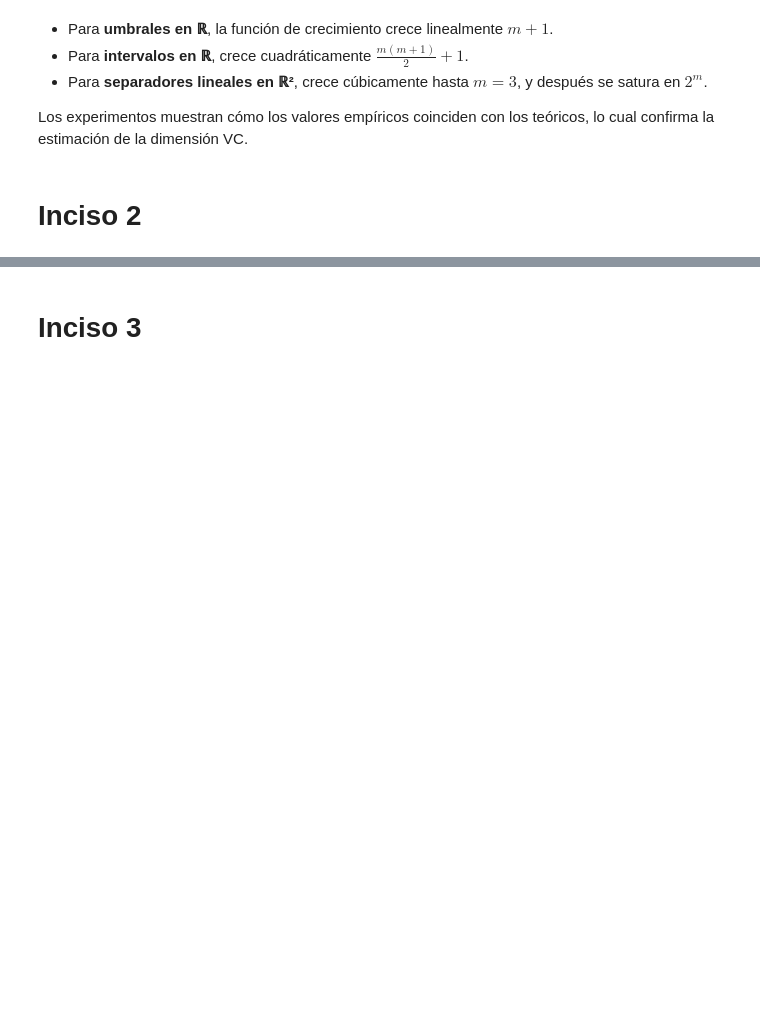
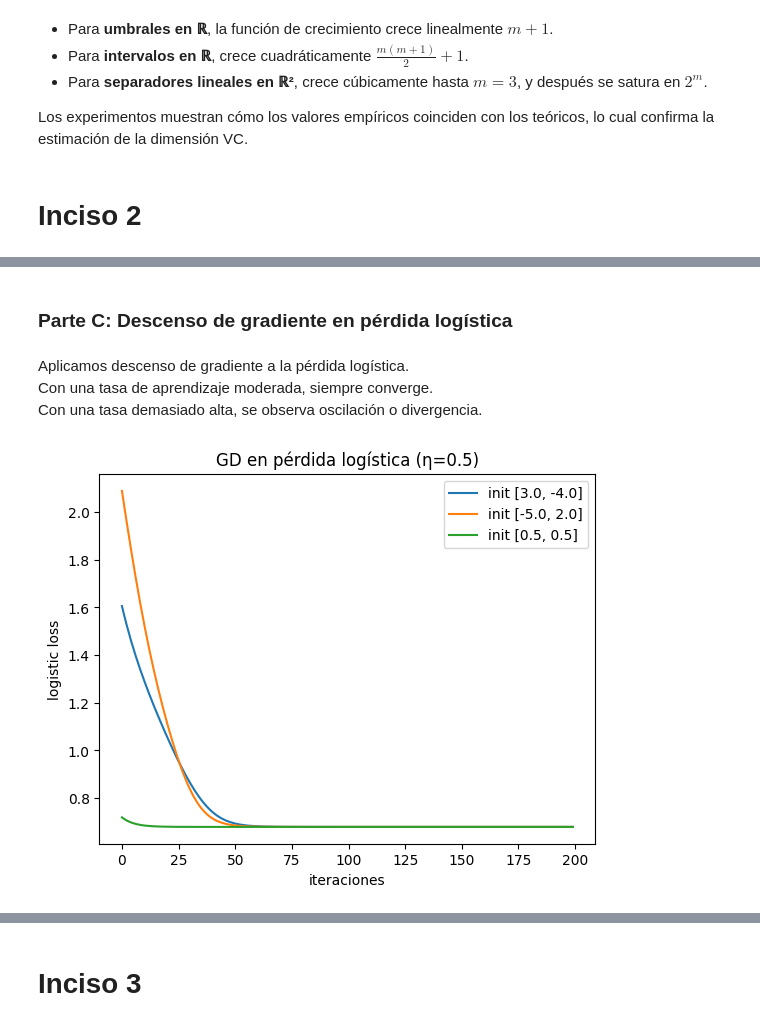
Before and after one commit to 1Enrique9/Ciencia-de-Datos, a Jupyter notebook: 7mo/Aprendizaje_automatico/Tareas/T2/Codigo.ipynb, the cells around one changed output, grey strips where cells are left out. Saved outputs shown, nothing was run; the diff lists cells and outputs as text; code cells hidden in the pictures; blank space fills up the shorter version.

```diff
--- a/7mo/Aprendizaje_automatico/Tareas/T2/Codigo.ipynb
+++ b/7mo/Aprendizaje_automatico/Tareas/T2/Codigo.ipynb
@@ -157,0 +224,26 @@ Los experimentos muestran cómo los valores empíricos coinciden con los teóric
+# %% [markdown]
+### Parte C: Descenso de gradiente en pérdida logística
+# %% [markdown]
+Aplicamos descenso de gradiente a la pérdida logística.
+Con una tasa de aprendizaje moderada, siempre converge.
+Con una tasa demasiado alta, se observa oscilación o divergencia.
+# %%
+def gd_logistic(X, y, W0, b0=0.0, eta=0.5, T=100):
+    W = W0.copy(); b = b0
+    hist = []
+    for _ in range(T):
+        hist.append(logistic_loss(W,b,X,y))
+        gW,gb = logistic_grad(W,b,X,y)
+        W -= eta*gW
+        b -= eta*gb
+    return np.array(hist)
+
+# Convergencia para learning rate adecuado
+for init in [np.array([3.0,-4.0]), np.array([-5.0,2.0]), np.array([0.5,0.5])]:
+    H = gd_logistic(X,y,init,eta=0.5,T=200)
+    plt.plot(H,label=f"init {init.tolist()}")
+plt.xlabel("iteraciones"); plt.ylabel("logistic loss")
+plt.title("GD en pérdida logística (η=0.5)")
+plt.legend(); plt.show()
+# %% [output]
+[figure, added]
```
Also changed, not shown: parts of 9 cells of this notebook, 1 other file.
